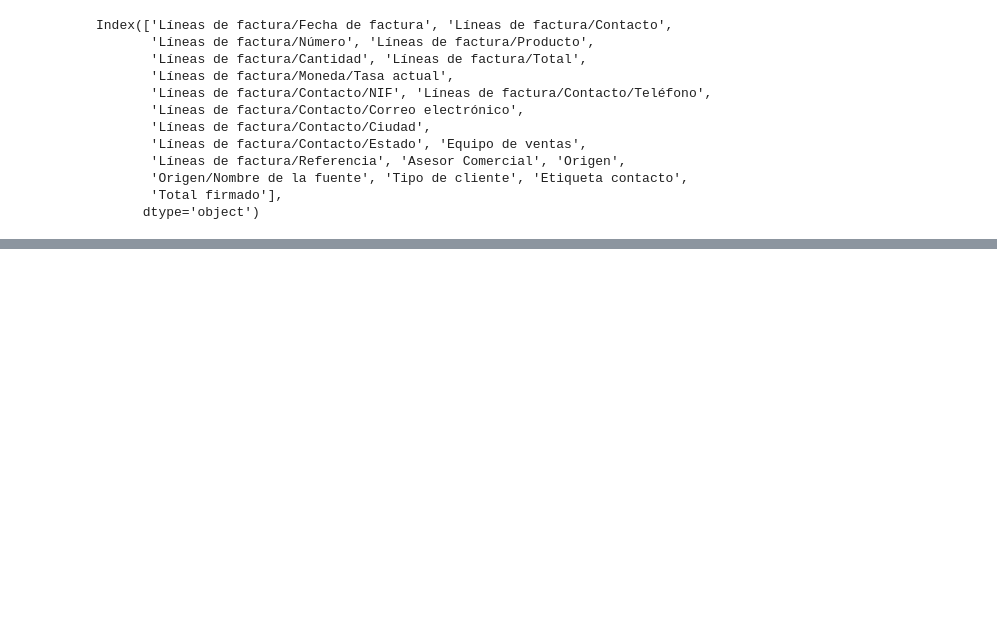
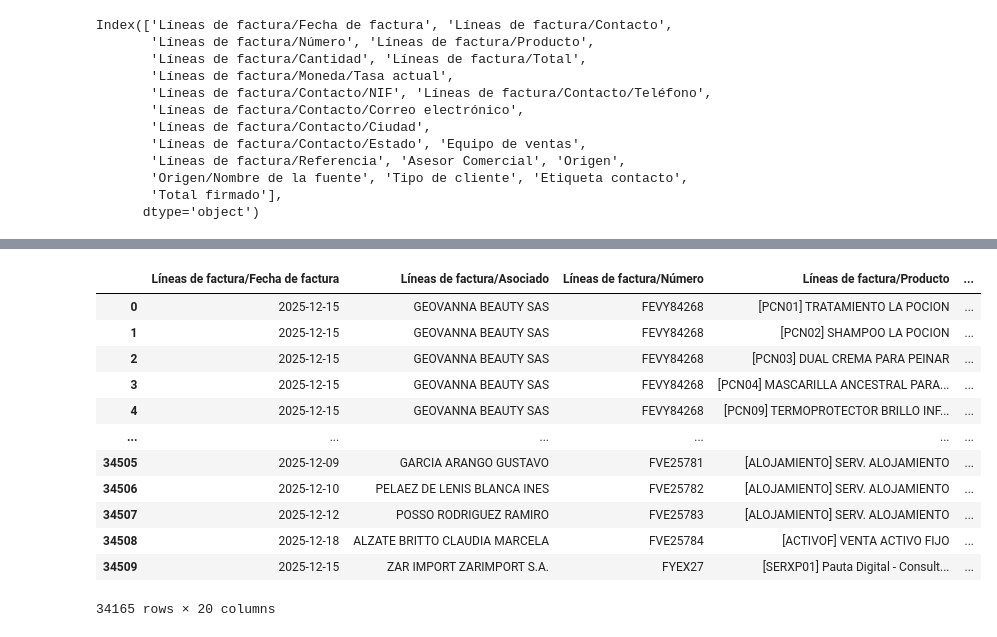
Before and after one commit to la-pocion-code/analisis_datos, a Jupyter notebook: pruebas2.ipynb, the cells around one changed output, grey strips where cells are left out. Saved outputs shown, nothing was run; the diff lists cells and outputs as text; code cells hidden in the pictures; blank space fills up the shorter version.

```diff
--- a/pruebas2.ipynb
+++ b/pruebas2.ipynb
@@ -328,0 +299,16 @@ df_filtrado = df_filtrado[df_filtrado['Líneas de factura/Producto'].str.startsw
+# %%
+df_filtrado
+# %% [output]
+|  | Líneas de factura/Fecha de factura | Líneas de factura/Asociado | Líneas de factura/Número | Líneas de factura/Producto | ... |
+| 0 | 2025-12-15 | GEOVANNA BEAUTY SAS | FEVY84268 | [PCN01] TRATAMIENTO LA POCION | ... |
+| 1 | 2025-12-15 | GEOVANNA BEAUTY SAS | FEVY84268 | [PCN02] SHAMPOO LA POCION | ... |
+| 2 | 2025-12-15 | GEOVANNA BEAUTY SAS | FEVY84268 | [PCN03] DUAL CREMA PARA PEINAR | ... |
+| 3 | 2025-12-15 | GEOVANNA BEAUTY SAS | FEVY84268 | [PCN04] MASCARILLA ANCESTRAL PARA... | ... |
+| 4 | 2025-12-15 | GEOVANNA BEAUTY SAS | FEVY84268 | [PCN09] TERMOPROTECTOR BRILLO INF... | ... |
+| ... | ... | ... | ... | ... | ... |
+| 34505 | 2025-12-09 | GARCIA ARANGO GUSTAVO | FVE25781 | [ALOJAMIENTO] SERV. ALOJAMIENTO | ... |
+| 34506 | 2025-12-10 | PELAEZ DE LENIS BLANCA INES | FVE25782 | [ALOJAMIENTO] SERV. ALOJAMIENTO | ... |
+| 34507 | 2025-12-12 | POSSO RODRIGUEZ RAMIRO | FVE25783 | [ALOJAMIENTO] SERV. ALOJAMIENTO | ... |
+| 34508 | 2025-12-18 | ALZATE BRITTO CLAUDIA MARCELA | FVE25784 | [ACTIVOF] VENTA ACTIVO FIJO | ... |
+| 34509 | 2025-12-15 | ZAR IMPORT ZARIMPORT S.A. | FYEX27 | [SERXP01] Pauta Digital - Consult... | ... |
+34165 rows × 20 columns
```
Also changed, not shown: parts of 23 cells of this notebook, 6 other files.
